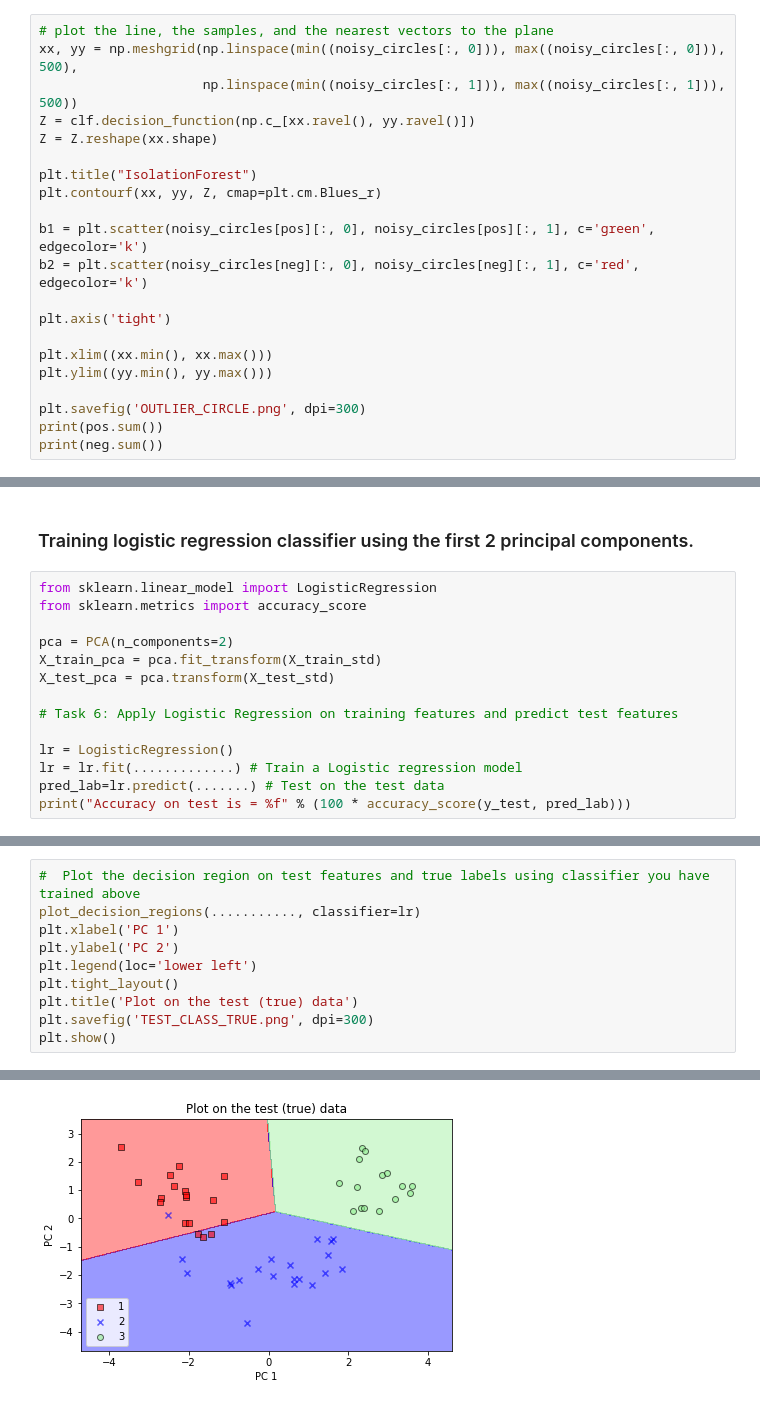
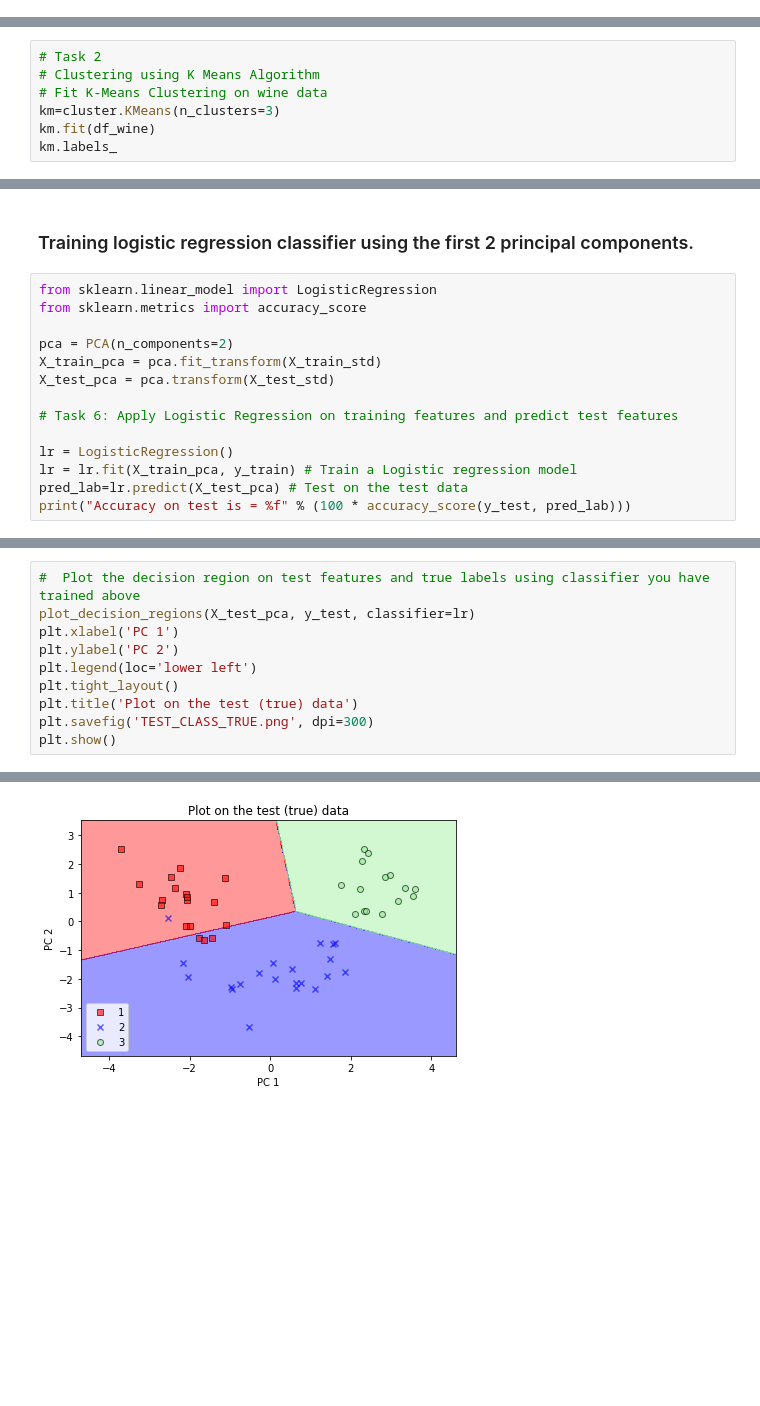
Before and after one commit to mahaairshad/CE888_si19783, a Jupyter notebook: Lab3/Lab_3.ipynb, the cells around one changed output, grey strips where cells are left out. Drawn from its saved outputs; the diff is of its cells as text; blank space fills up the shorter version.

```diff
--- a/Lab3/Lab_3.ipynb
+++ b/Lab3/Lab_3.ipynb
@@ -260,21 +2,0 @@ neg = y_pred_train < 0
-# %%
-# plot the line, the samples, and the nearest vectors to the plane
-xx, yy = np.meshgrid(np.linspace(min((noisy_circles[:, 0])), max((noisy_circles[:, 0])), 500),
-                     np.linspace(min((noisy_circles[:, 1])), max((noisy_circles[:, 1])), 500))
-Z = clf.decision_function(np.c_[xx.ravel(), yy.ravel()])
-Z = Z.reshape(xx.shape)
-
-plt.title("IsolationForest")
-plt.contourf(xx, yy, Z, cmap=plt.cm.Blues_r)
-
-b1 = plt.scatter(noisy_circles[pos][:, 0], noisy_circles[pos][:, 1], c='green', edgecolor='k')
-b2 = plt.scatter(noisy_circles[neg][:, 0], noisy_circles[neg][:, 1], c='red', edgecolor='k')
-
-plt.axis('tight')
-
-plt.xlim((xx.min(), xx.max()))
-plt.ylim((yy.min(), yy.max()))
-
-plt.savefig('OUTLIER_CIRCLE.png', dpi=300)
-print(pos.sum())
-print(neg.sum())
@@ -342,0 +86,7 @@ Index(['Class label'], dtype='object')
+# %%
+# Task 2
+# Clustering using K Means Algorithm
+# Fit K-Means Clustering on wine data
+km=cluster.KMeans(n_clusters=3)
+km.fit(df_wine)
+km.labels_
@@ -472,7 +253,7 @@ X_test_pca = pca.transform(X_test_std)
 # Task 6: Apply Logistic Regression on training features and predict test features
 
 lr = LogisticRegression()
-lr = lr.fit(.............) # Train a Logistic regression model
-pred_lab=lr.predict(.......) # Test on the test data
+lr = lr.fit(X_train_pca, y_train) # Train a Logistic regression model
+pred_lab=lr.predict(X_test_pca) # Test on the test data
 print("Accuracy on test is = %f" % (100 * accuracy_score(y_test, pred_lab)))
 # %% [output]
@@ -493,6 +277,6 @@ SyntaxError: ignored
 # %%
 #  Plot the decision region on test features and true labels using classifier you have trained above
-plot_decision_regions(..........., classifier=lr)
+plot_decision_regions(X_test_pca, y_test, classifier=lr)
 plt.xlabel('PC 1')
 plt.ylabel('PC 2')
 plt.legend(loc='lower left')
@@ -504,4 +291,4 @@ plt.show()
-[figure, old version]
+[figure, new version]
 # %%
 #  Plot the decision region on test features and predicted labels using classifier you have trained above
 plot_decision_regions(X_test_pca, pred_lab, classifier=lr)
```
Also changed, not shown: parts of 55 cells of this notebook.
